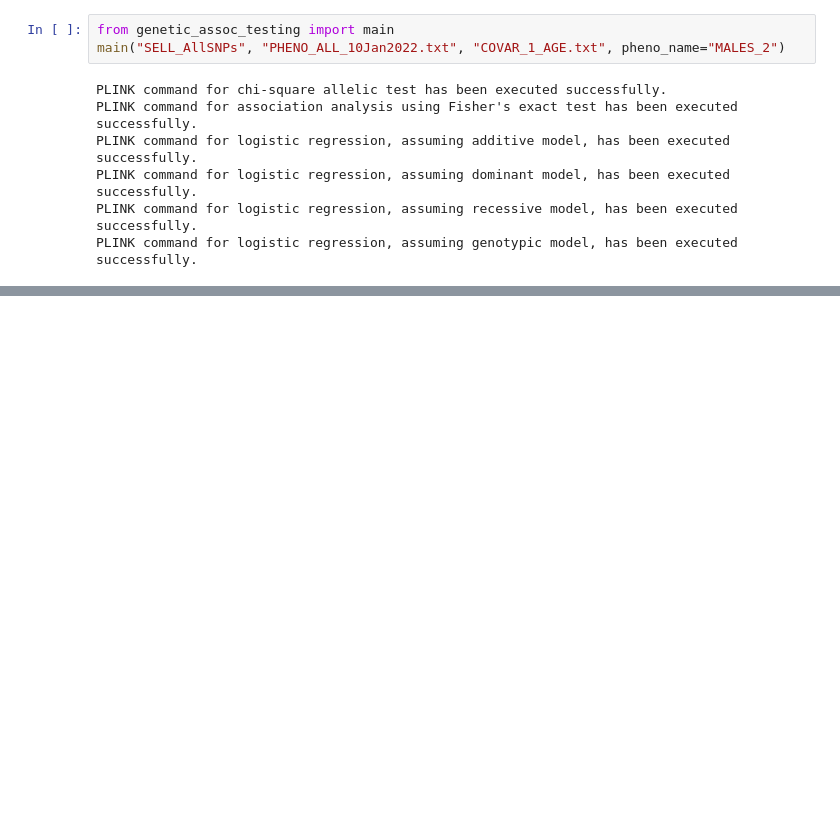
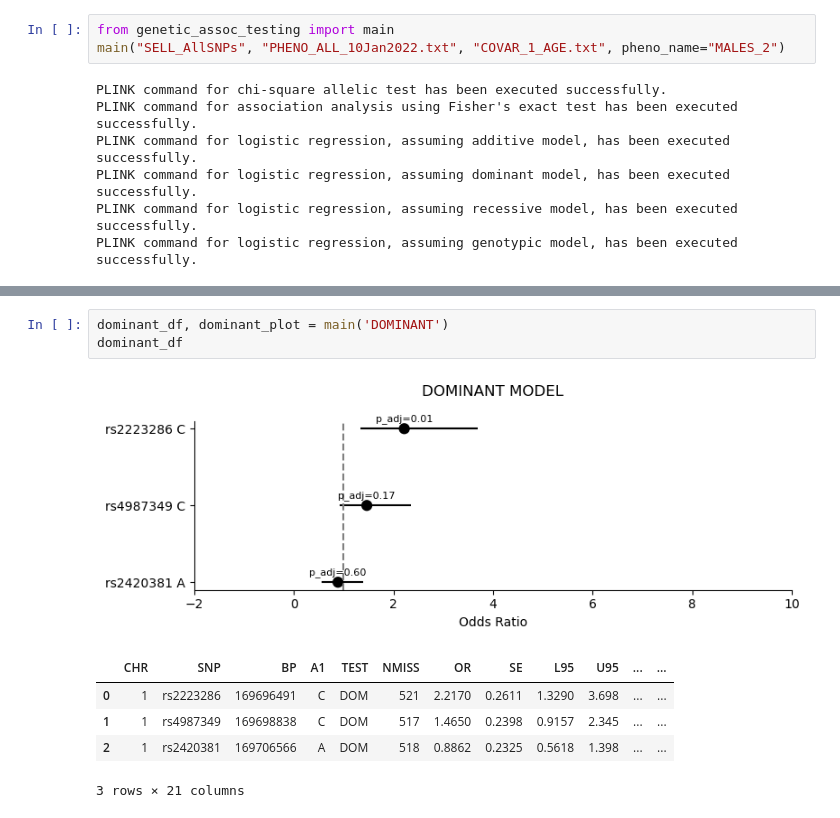
Before and after one commit to chira-ploy/genetic-analysis-PLINK, a Jupyter notebook: SELL_candidate_gene_hairloss/SELL_genetic_analysis.ipynb, the cells around one changed output, grey strips where cells are left out. Drawn from its saved outputs; the diff is of its cells as text; blank space fills up the shorter version.

```diff
--- a/SELL_candidate_gene_hairloss/SELL_genetic_analysis.ipynb
+++ b/SELL_candidate_gene_hairloss/SELL_genetic_analysis.ipynb
@@ -119,0 +85,10 @@ Results from file: MALES_2control_AGE_GENOTYPIC.assoc.logistic
+# %%
+dominant_df, dominant_plot = main('DOMINANT')
+dominant_df
+# %% [output]
+[figure, added]
+|  | CHR | SNP | BP | A1 | TEST | NMISS | OR | SE | L95 | U95 | ... | ... |
+| 0 | 1 | rs2223286 | 169696491 | C | DOM | 521 | 2.2170 | 0.2611 | 1.3290 | 3.698 | ... | ... |
+| 1 | 1 | rs4987349 | 169698838 | C | DOM | 517 | 1.4650 | 0.2398 | 0.9157 | 2.345 | ... | ... |
+| 2 | 1 | rs2420381 | 169706566 | A | DOM | 518 | 0.8862 | 0.2325 | 0.5618 | 1.398 | ... | ... |
+3 rows × 21 columns
```
Also changed, not shown: parts of 4 cells of this notebook.
